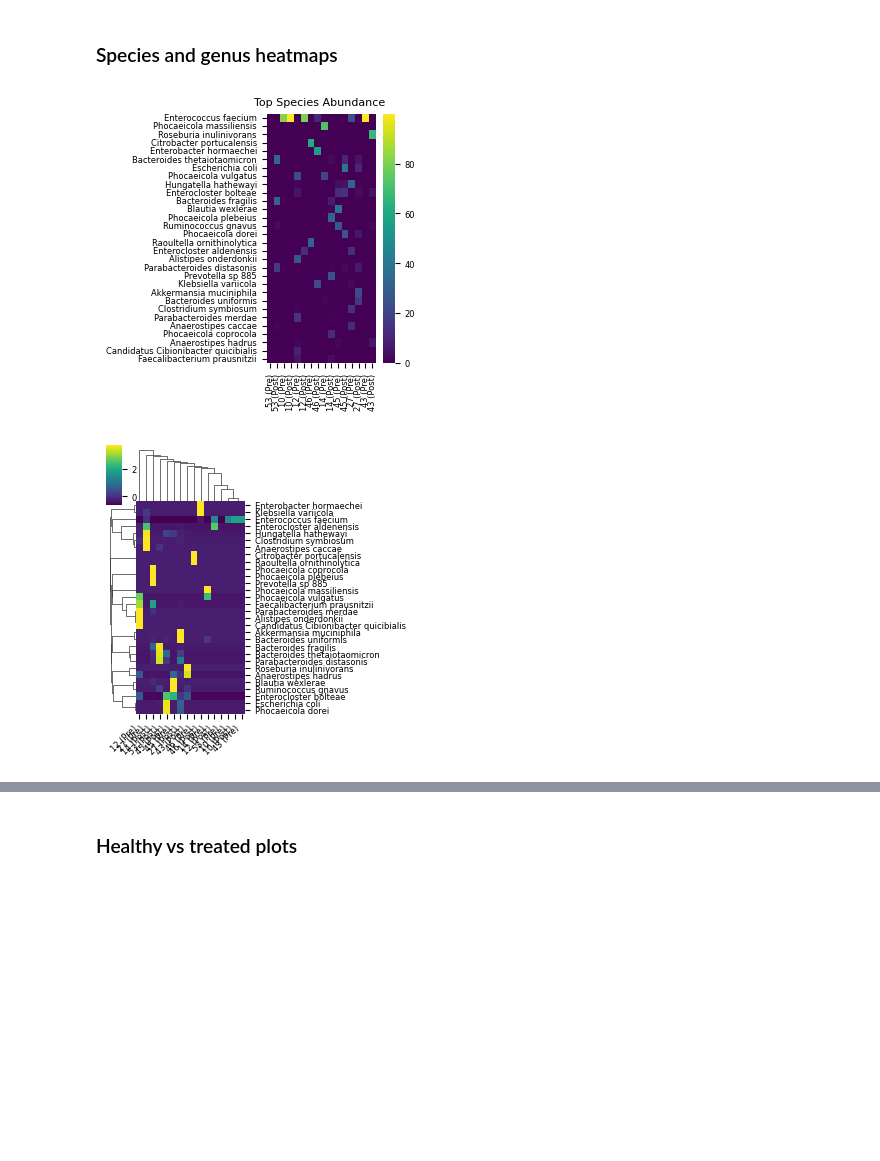
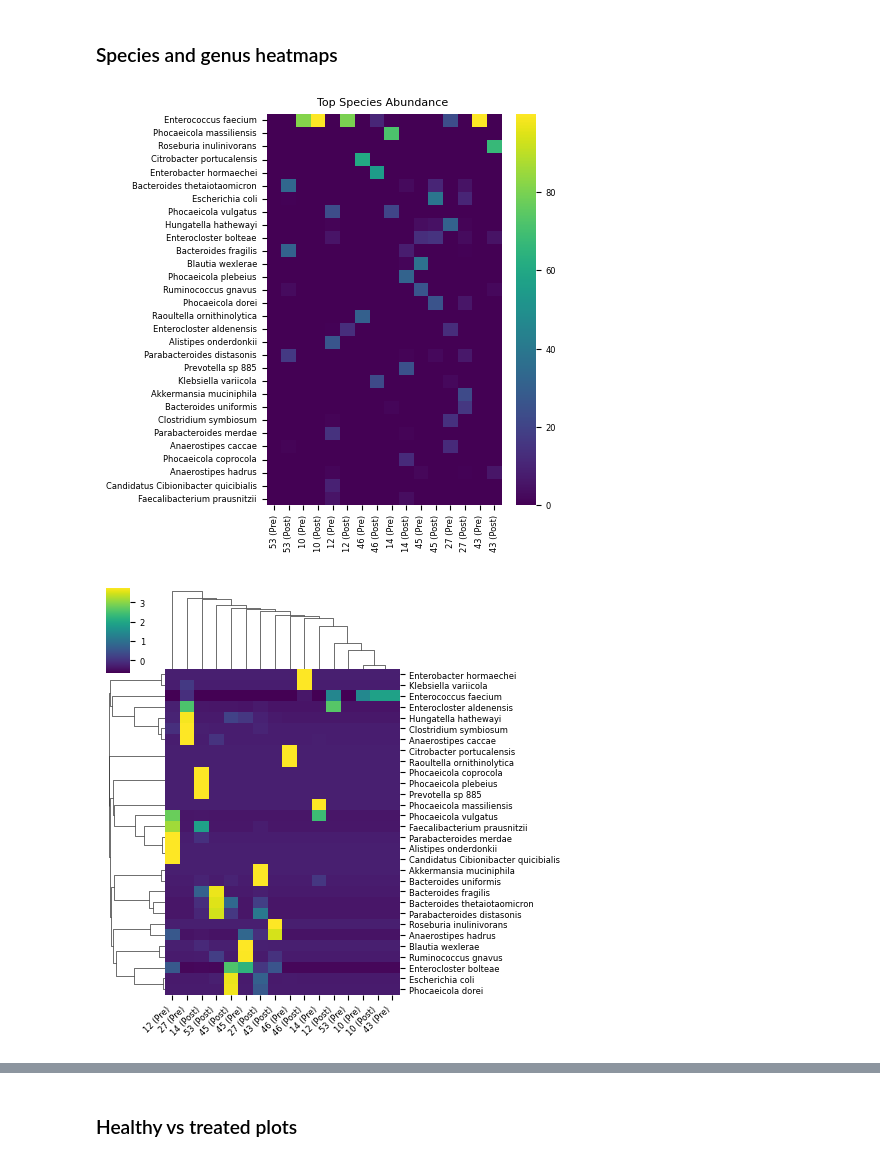
Before and after one commit to ChaniaClare/eut_metagenomics, a Jupyter notebook: visualise_taxonomy_extended.ipynb, the cells around one changed output, grey strips where cells are left out. Cells and saved outputs as stored; diff of their text form; code cells hidden in the pictures; blank space fills up the shorter version.

Commit message:
updated taxonomy plotting

```diff
--- a/visualise_taxonomy_extended.ipynb
+++ b/visualise_taxonomy_extended.ipynb
@@ -217,51 +217,51 @@ if len(species_data) > 0 and paired_samples:
         heatmap_data = top_species[sample_cols]
 
         # Create heatmap
-        plt.figure(figsize=(MAX_WIDTH_INCHES, MAX_HEIGHT_INCHES * 0.7))
+        plt.figure(figsize=(MAX_WIDTH_INCHES * 1.5, MAX_HEIGHT_INCHES * 1))
         g = sns.heatmap(heatmap_data, cmap='viridis',
                       xticklabels=paired_labels, yticklabels=top_species['tax_name'])
         plt.title('Top Species Abundance ')
         plt.tight_layout()
-        plt.savefig(os.path.join(plots_dir, 'species_pre_post_heatmap.png'), dpi=300)
+        plt.savefig(os.path.join(plots_dir, 'species_pre_post_heatmap.jpeg'), dpi=300)
         plt.show()
 
         # Try creating a clustermap
         try:
             g = sns.clustermap(heatmap_data, cmap='viridis', z_score=0,
                               xticklabels=paired_labels, yticklabels=top_species['tax_name'],
-                              figsize=(MAX_WIDTH_INCHES, MAX_HEIGHT_INCHES * 0.7))
+                              figsize=(MAX_WIDTH_INCHES * 1.5, MAX_HEIGHT_INCHES * 1))
             # Rotate x-axis labels for better readability
             plt.setp(g.ax_heatmap.get_xticklabels(), rotation=45, ha='right')
             plt.savefig(os.path.join(plots_dir, 'species_pre_post_clustermap.png'), dpi=300)
             plt.show()
         except Exception as e:
             print(f"Warning: Could not create species clustermap: {e}")
 
 # Genus heatmap pre vs post
 if len(genus_data) > 0 and paired_samples:
     # Get sample columns
     sample_cols = [col for col in genus_data.columns if col in paired_samples]
     if not sample_cols:
         print("Warning: No sample columns match paired samples for genus data")
     else:
         # Get abundance sums
         genus_sum = genus_data[sample_cols].sum(axis=1)
 
         # Get top genera
         top_genus_idx = genus_sum.nlargest(25).index
         top_genus = genus_data.loc[top_genus_idx]
 
         # Create heatmap data
         heatmap_data = top_genus[sample_cols]
 
         # Create heatmap
-        plt.figure(figsize=(MAX_WIDTH_INCHES, MAX_HEIGHT_INCHES * 0.7))
+        plt.figure(figsize=(MAX_WIDTH_INCHES * 1.5, MAX_HEIGHT_INCHES * 1))
         g = sns.heatmap(heatmap_data, cmap='viridis',
                       xticklabels=paired_labels, yticklabels=top_genus['tax_name'])
         plt.title('Top Genera Abundance - Pre vs Post Transplant Paired Comparison')
         plt.tight_layout()
-        plt.savefig(os.path.join(plots_dir, 'genus_pre_post_heatmap.png'), dpi=300)
-        plt.close()
+        plt.savefig(os.path.join(plots_dir, 'genus_pre_post_heatmap.jpeg'), dpi=300)
+        plt.show()
 # %% [output]
-[figure, old version]
+[figure, new version]
-[figure, old version]
+[figure, new version]
```
Also changed, not shown: parts of 5 cells of this notebook.
